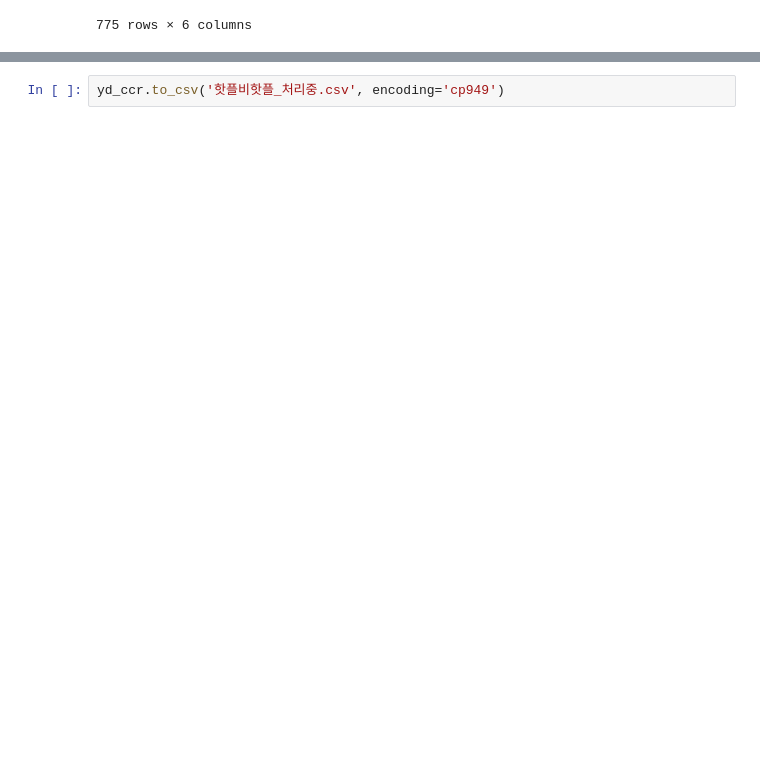
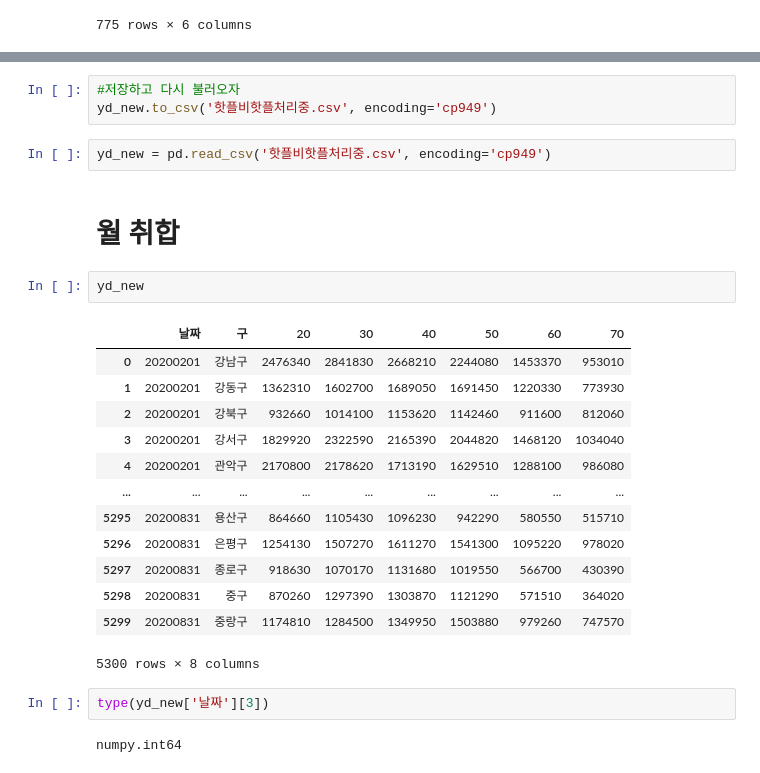
Before and after one commit to dataitgirls-yeon/covid_hotplace, a Jupyter notebook: 핫플비핫플.ipynb, the cells around one changed output, grey strips where cells are left out. Cells and saved outputs as stored; diff of their text form; blank space fills up the shorter version.

Commit message:
귀미한_1011_아침
핫플비핫플 데이터 가공은 다 했고, 뭘 뽑을지만 정하면 됩니다!

```diff
--- a/핫플비핫플.ipynb
+++ b/핫플비핫플.ipynb
@@ -88,2 +128,27 @@ yd_ccr.sort_values(by=['날짜', '구'])
 # %%
-yd_ccr.to_csv('핫플비핫플_처리중.csv', encoding='cp949')
+#저장하고 다시 불러오자
+yd_new.to_csv('핫플비핫플처리중.csv', encoding='cp949')
+# %%
+yd_new = pd.read_csv('핫플비핫플처리중.csv', encoding='cp949')
+# %% [markdown]
+# 월 취합
+# %%
+yd_new
+# %% [output]
+|  | 날짜 | 구 | 20 | 30 | 40 | 50 | 60 | 70 |
+| 0 | 20200201 | 강남구 | 2476340 | 2841830 | 2668210 | 2244080 | 1453370 | 953010 |
+| 1 | 20200201 | 강동구 | 1362310 | 1602700 | 1689050 | 1691450 | 1220330 | 773930 |
+| 2 | 20200201 | 강북구 | 932660 | 1014100 | 1153620 | 1142460 | 911600 | 812060 |
+| 3 | 20200201 | 강서구 | 1829920 | 2322590 | 2165390 | 2044820 | 1468120 | 1034040 |
+| 4 | 20200201 | 관악구 | 2170800 | 2178620 | 1713190 | 1629510 | 1288100 | 986080 |
+| ... | ... | ... | ... | ... | ... | ... | ... | ... |
+| 5295 | 20200831 | 용산구 | 864660 | 1105430 | 1096230 | 942290 | 580550 | 515710 |
+| 5296 | 20200831 | 은평구 | 1254130 | 1507270 | 1611270 | 1541300 | 1095220 | 978020 |
+| 5297 | 20200831 | 종로구 | 918630 | 1070170 | 1131680 | 1019550 | 566700 | 430390 |
+| 5298 | 20200831 | 중구 | 870260 | 1297390 | 1303870 | 1121290 | 571510 | 364020 |
+| 5299 | 20200831 | 중랑구 | 1174810 | 1284500 | 1349950 | 1503880 | 979260 | 747570 |
+5300 rows × 8 columns
+# %%
+type(yd_new['날짜'][3])
+# %% [output]
+numpy.int64
```
Also changed, not shown: parts of 21 cells of this notebook.
